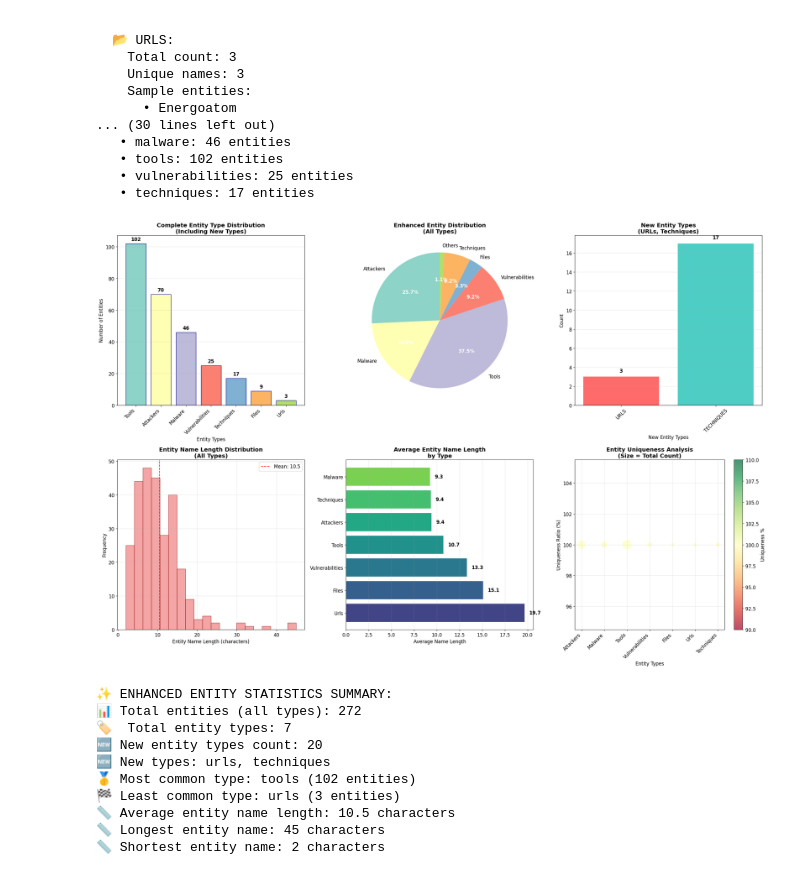
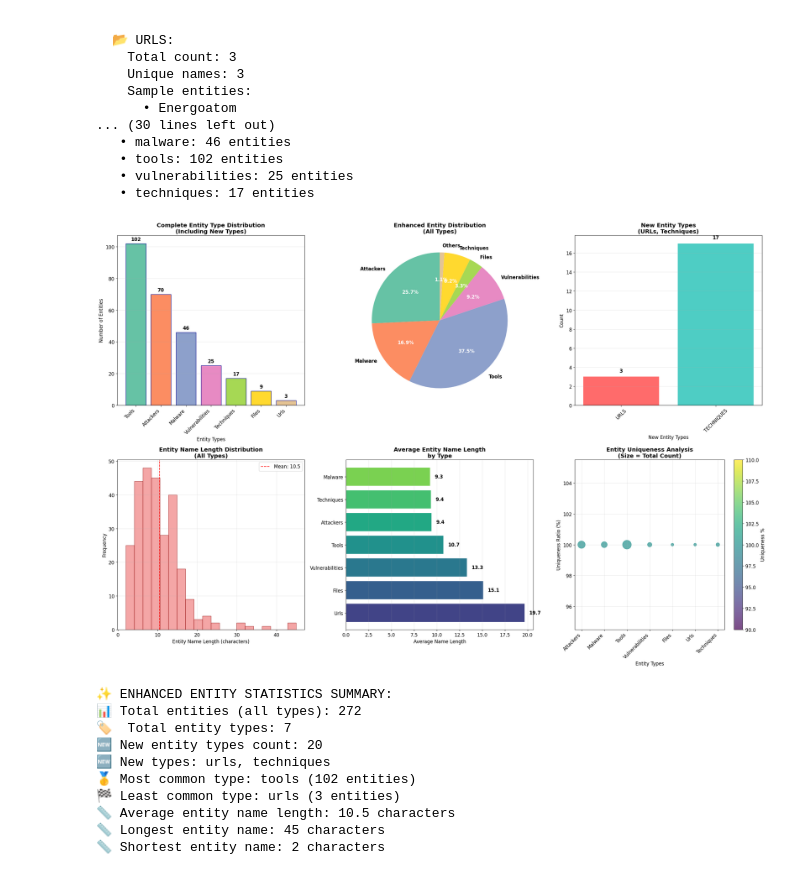
Before and after one commit to minhhuysgdev/LLM-TKIG, a Jupyter notebook: notebooks/10_entity_relationship_statistics.ipynb, the cells around one changed output. Saved outputs shown, nothing was run; the diff lists cells and outputs as text; code cells hidden in the pictures.

```diff
--- a/notebooks/10_entity_relationship_statistics.ipynb
+++ b/notebooks/10_entity_relationship_statistics.ipynb
@@ -281,9 +281,9 @@ if 'relationships_df' in locals():
     relation_names = list(top_relations.index)
     relation_values = list(top_relations.values)
 
-    # Create bar plot with light orange/yellow color
+    # Create bar plot with light coral color (less bright than yellow)
     bars2 = ax2.bar(range(len(relation_names)), relation_values,
-                    color='moccasin', edgecolor='darkorange', linewidth=1)
+                    color='lightcoral', edgecolor='darkred', linewidth=1)
 
     # Customize the plot
     ax2.set_xlabel('Relationship Types', fontsize=14, fontweight='bold')
@@ -608,10 +608,14 @@ if entity_dataframes:
 
     sizes = list(processed_counts.values())
     labels = list(processed_counts.keys())
-    colors = sns.color_palette("Set3", len(labels))
+    colors = sns.color_palette("Set2", len(labels))
 
     wedges, texts, autotexts = ax4.pie(sizes, labels=labels, autopct='%1.1f%%',
                                        colors=colors, startangle=90)
+
+    # Set text colors to black for better readability
+    plt.setp(texts, color='black', fontweight='bold')
+    plt.setp(autotexts, color='black', fontweight='bold')
     ax4.set_title('Entity Distribution\n(Percentage)', fontsize=14, fontweight='bold')
 
     # Make percentage text bold
@@ -725,7 +729,7 @@ if 'relationships_df' in locals():
     top_relations = relationships_df['relation'].value_counts().head(12)
     y_pos = np.arange(len(top_relations))
 
-    bars = ax2.barh(y_pos, top_relations.values, color=plt.cm.Set3(np.arange(len(top_relations))))
+    bars = ax2.barh(y_pos, top_relations.values, color=plt.cm.Set2(np.arange(len(top_relations))))
     ax2.set_yticks(y_pos)
     ax2.set_yticklabels(top_relations.index, fontsize=10)
     ax2.set_xlabel('Count')
@@ -801,9 +805,13 @@ if 'relationships_df' in locals():
         plot_data = list(top_rel_types.values)
         plot_labels = list(top_rel_types.index)
 
-    colors = plt.cm.Set3(np.arange(len(plot_data)))
+    colors = plt.cm.Set2(np.arange(len(plot_data)))
     wedges, texts, autotexts = ax6.pie(plot_data, labels=plot_labels, autopct='%1.1f%%',
                                        colors=colors, startangle=90)
+
+    # Set text colors to black for better readability
+    plt.setp(texts, color='black', fontweight='bold')
+    plt.setp(autotexts, color='black', fontweight='bold')
     ax6.set_title('Relationship Type Distribution', fontweight='bold')
 
     # Make percentage text bold
@@ -1019,7 +1027,7 @@ if 'raw_relationships_df' in locals() and 'relationships_df' in locals():
                 efficiency_ratios.append(ratio)
                 labels.append(rel_type)
 
-        colors = plt.cm.RdYlGn(np.linspace(0.3, 0.8, len(efficiency_ratios)))
+        colors = plt.cm.viridis(np.linspace(0.3, 0.8, len(efficiency_ratios)))
         bars = ax4.barh(range(len(labels)), efficiency_ratios, color=colors)
 
         ax4.set_yticks(range(len(labels)))
@@ -1150,7 +1158,7 @@ if entity_dataframes:
     sorted_items = sorted(all_counts.items(), key=lambda x: x[1], reverse=True)
 
     entity_names, counts = zip(*sorted_items)
-    colors = plt.cm.Set3(np.arange(len(entity_names)))
+    colors = plt.cm.Set2(np.arange(len(entity_names)))
 
     bars = ax1.bar(range(len(entity_names)), counts, color=colors, edgecolor='darkblue', linewidth=1)
     ax1.set_xlabel('Entity Types')
@@ -1172,7 +1180,7 @@ ax2 = axes[0, 1]
 if entity_dataframes:
     sizes = list(all_counts.values())
     labels = [name.replace('_', ' ').title() for name in all_counts.keys()]
-    colors = plt.cm.Set3(np.arange(len(labels)))
+    colors = plt.cm.Set2(np.arange(len(labels)))
 
     # Combine small categories
     threshold = sum(sizes) * 0.02  # 2% threshold
@@ -1193,6 +1201,10 @@ if entity_dataframes:
 
     wedges, texts, autotexts = ax2.pie(large_sizes, labels=large_labels, autopct='%1.1f%%',
                                        colors=colors, startangle=90)
+
+    # Set text colors to black for better readability
+    plt.setp(texts, color='black', fontweight='bold')
+    plt.setp(autotexts, color='black', fontweight='bold')
     ax2.set_title('Enhanced Entity Distribution\n(All Types)', fontweight='bold')
 
     for autotext in autotexts:
@@ -1280,7 +1292,7 @@ if coverage_data:
     # Create scatter plot with size based on total count
     sizes = [max(50, min(500, t * 5)) for t in totals]  # Scale sizes
     scatter = ax6.scatter(range(len(types)), coverages, s=sizes,
-                         c=coverages, cmap='RdYlGn', alpha=0.7)
+                         c=coverages, cmap='viridis', alpha=0.7)
 
     ax6.set_xlabel('Entity Types')
     ax6.set_ylabel('Uniqueness Ratio (%)')
@@ -1290,34 +1302,34 @@ if coverage_data:
     ax6.grid(True, alpha=0.3)
 
     # Add colorbar
     plt.colorbar(scatter, ax=ax6, label='Uniqueness %')
 
 plt.tight_layout()
 plt.show()
 
 # Print enhanced summary
 print(f"\n✨ ENHANCED ENTITY STATISTICS SUMMARY:")
 if entity_dataframes:
     total_all = sum(len(df) for df in entity_dataframes.values())
     print(f"📊 Total entities (all types): {total_all:,}")
     print(f"🏷️  Total entity types: {len(entity_dataframes)}")
 
     if available_new_types:
         new_total = sum(len(entity_dataframes[et]) for et in available_new_types)
         print(f"🆕 New entity types count: {new_total}")
         print(f"🆕 New types: {', '.join(available_new_types)}")
 
     # Most and least common types
     sorted_counts = sorted(all_counts.items(), key=lambda x: x[1], reverse=True)
     print(f"🥇 Most common type: {sorted_counts[0][0]} ({sorted_counts[0][1]} entities)")
     print(f"🏁 Least common type: {sorted_counts[-1][0]} ({sorted_counts[-1][1]} entities)")
 
     if all_lengths:
         print(f"📏 Average entity name length: {np.mean(all_lengths):.1f} characters")
         print(f"📏 Longest entity name: {max(all_lengths)} characters")
         print(f"📏 Shortest entity name: {min(all_lengths)} characters")
 # %% [output]
-[figure, old version]
+[figure, new version]
 ✨ ENHANCED ENTITY STATISTICS SUMMARY:
 📊 Total entities (all types): 272
 🏷️  Total entity types: 7
```
Also changed, not shown: parts of 5 cells of this notebook.
